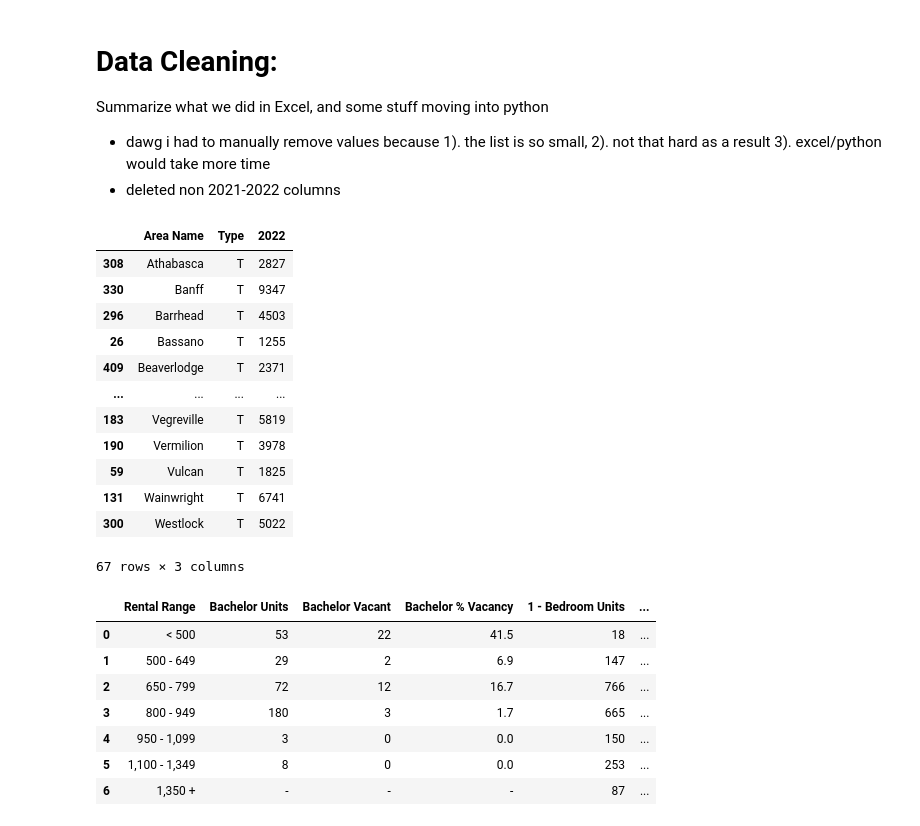
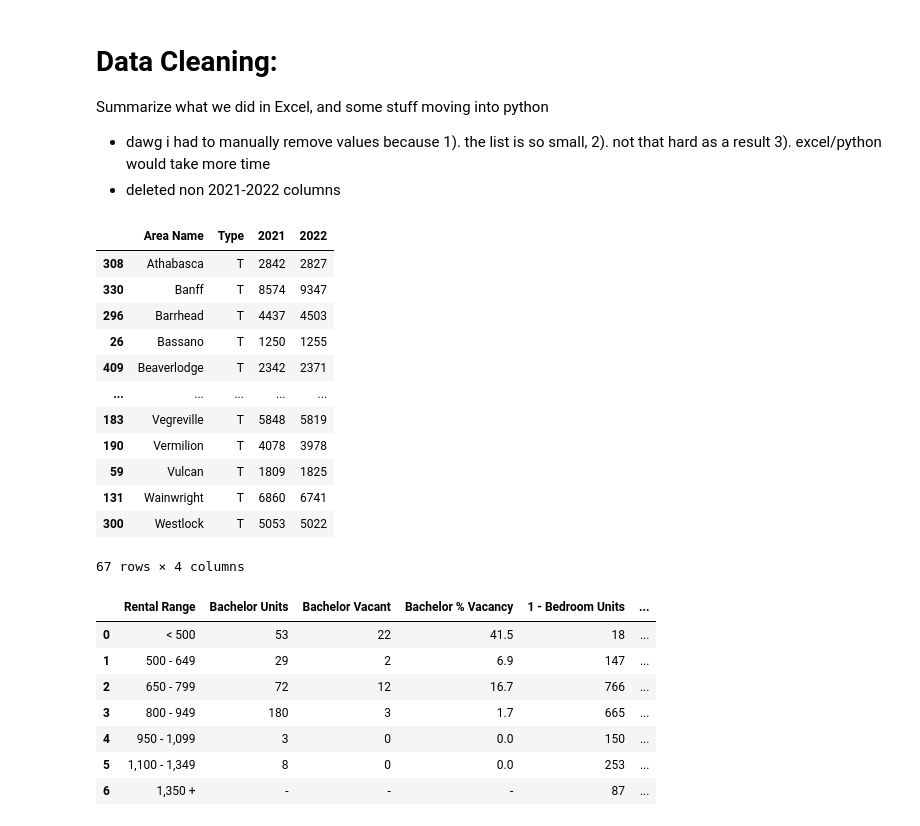
Before and after one commit to Mathemusician1729/DATA-221-Project, a Jupyter notebook: 221-Project.ipynb, the cells around one changed output. Cells and saved outputs as stored; diff of their text form; code cells hidden in the pictures.

```diff
--- a/221-Project.ipynb
+++ b/221-Project.ipynb
@@ -12,48 +12,48 @@ Summarize what we did in Excel, and some stuff moving into python
 import pandas as pd
 pd.options.mode.chained_assignment = None
 
 # read datasets
 table6 = pd.read_csv("Matthew's Data/Table6.csv")
 table8 = pd.read_csv("Matthew's Data/Table8.csv")
 table9 = pd.read_csv("Matthew's Data/table9.csv")
 
 # create list of all strings that contain the names of communities in table 8
 community_names = table8["Community"].unique().tolist()
 
 # filter the csv based on if it exists in the observed commmunities
 table9_byAreaNames = table9[table9["Area Name"].isin(community_names)]
 
 # IMPUTATION WARNING: the only value
 table9_byAreaNames.loc[table9_byAreaNames["Area Name"] == "Grande Cache"] = table9_byAreaNames.loc[table9_byAreaNames["Area Name"] == "Grande Cache"].replace("--", "3276")
 
-# convert 2022 column to integer values (since it is currently being read as string)
+# convert 2022 and 2021 column to integer values (since it is currently being read as string)
 table9_byAreaNames["2022"] = table9_byAreaNames["2022"].apply(lambda x: int(x))
+table9_byAreaNames["2021"] = table9_byAreaNames["2021"].apply(lambda x: int(x))
 
 # display populations (alphabetical order)
-table9_byAreaNames.drop(["2021"],axis=1,inplace=True) # remove 2021 column
 table9_byAreaNames = table9_byAreaNames.sort_values("Area Name")
 table9_byAreaNames
 
 # clean again
 #print(len(community_names))
 #print(len(table9_remove0.index))
 #for i in community_names:
     #if not table9_filtered["Area Name"].str.contains(i).any():
         #print(i, "is not in here")
 # %% [output]
-|  | Area Name | Type | 2022 |
-| 308 | Athabasca | T | 2827 |
-| 330 | Banff | T | 9347 |
-| 296 | Barrhead | T | 4503 |
-| 26 | Bassano | T | 1255 |
-| 409 | Beaverlodge | T | 2371 |
-| ... | ... | ... | ... |
-| 183 | Vegreville | T | 5819 |
-| 190 | Vermilion | T | 3978 |
-| 59 | Vulcan | T | 1825 |
-| 131 | Wainwright | T | 6741 |
-| 300 | Westlock | T | 5022 |
+|  | Area Name | Type | 2021 | 2022 |
+| 308 | Athabasca | T | 2842 | 2827 |
+| 330 | Banff | T | 8574 | 9347 |
+| 296 | Barrhead | T | 4437 | 4503 |
+| 26 | Bassano | T | 1250 | 1255 |
+| 409 | Beaverlodge | T | 2342 | 2371 |
+| ... | ... | ... | ... | ... |
+| 183 | Vegreville | T | 5848 | 5819 |
+| 190 | Vermilion | T | 4078 | 3978 |
+| 59 | Vulcan | T | 1809 | 1825 |
+| 131 | Wainwright | T | 6860 | 6741 |
+| 300 | Westlock | T | 5053 | 5022 |
-67 rows × 3 columns
+67 rows × 4 columns
 # %%
 # Cleaning and getting values from 2b-2
 table2b_2 = pd.read_csv("Matthew's Data/Table 2b - 2.csv")
```
Also changed, not shown: parts of 13 cells of this notebook.
